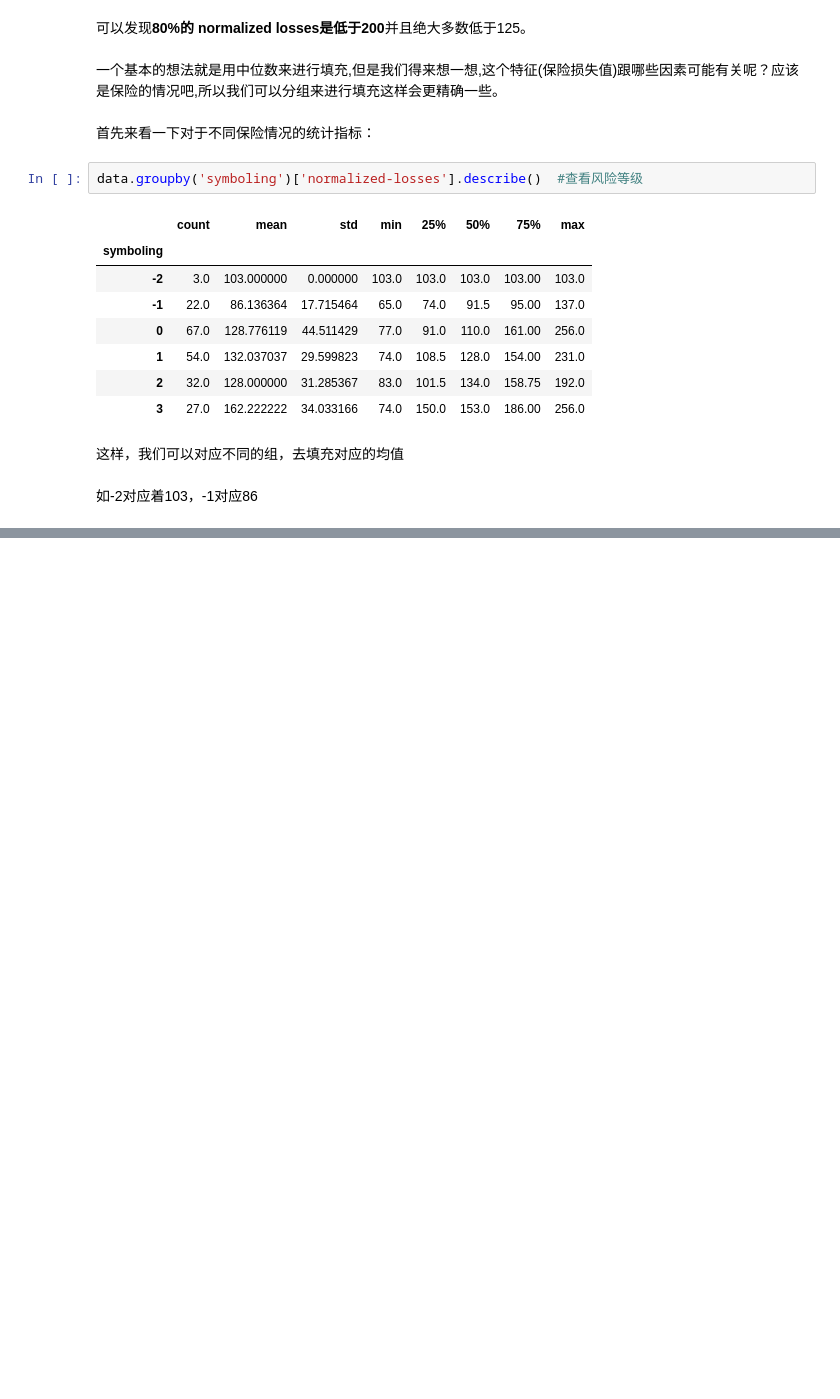
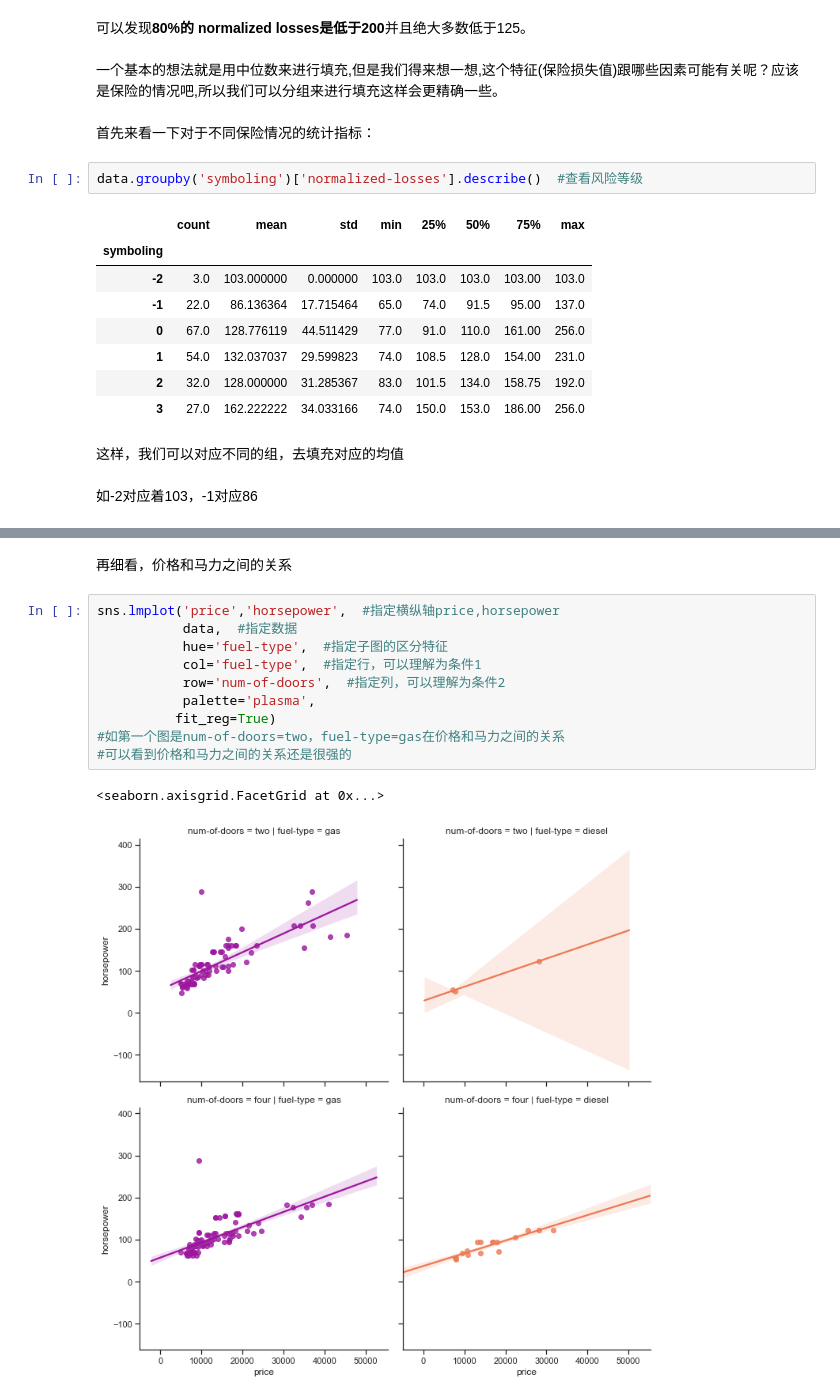
Before and after one commit to ben1234560/AiLearning-Theory-Applying, a Jupyter notebook: notebook_必备数学基础/案例：汽车价格预测任务.ipynb, the cells around one changed output, grey strips where cells are left out. Saved outputs shown, nothing was run; the diff lists cells and outputs as text; blank space fills up the shorter version.

```diff
--- a/notebook_必备数学基础/案例：汽车价格预测任务.ipynb
+++ b/notebook_必备数学基础/案例：汽车价格预测任务.ipynb
@@ -187,0 +340,15 @@ In total: (205, 27)
+# %% [markdown]
+再细看，价格和马力之间的关系
+# %%
+sns.lmplot('price','horsepower',  #指定横纵轴price,horsepower
+           data,  #指定数据
+           hue='fuel-type',  #指定子图的区分特征
+           col='fuel-type',  #指定行，可以理解为条件1
+           row='num-of-doors',  #指定列，可以理解为条件2
+           palette='plasma',
+          fit_reg=True)
+#如第一个图是num-of-doors=two，fuel-type=gas在价格和马力之间的关系
+#可以看到价格和马力之间的关系还是很强的
+# %% [output]
+<seaborn.axisgrid.FacetGrid at 0x...>
+[figure, added]
```
Also changed, not shown: parts of 20 cells of this notebook.
